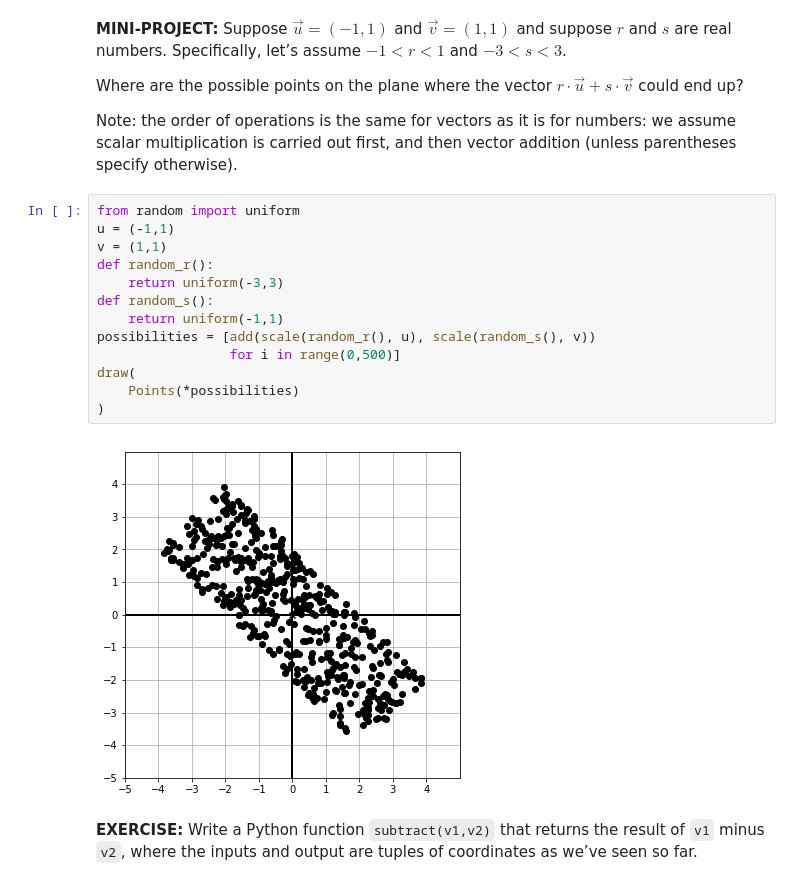
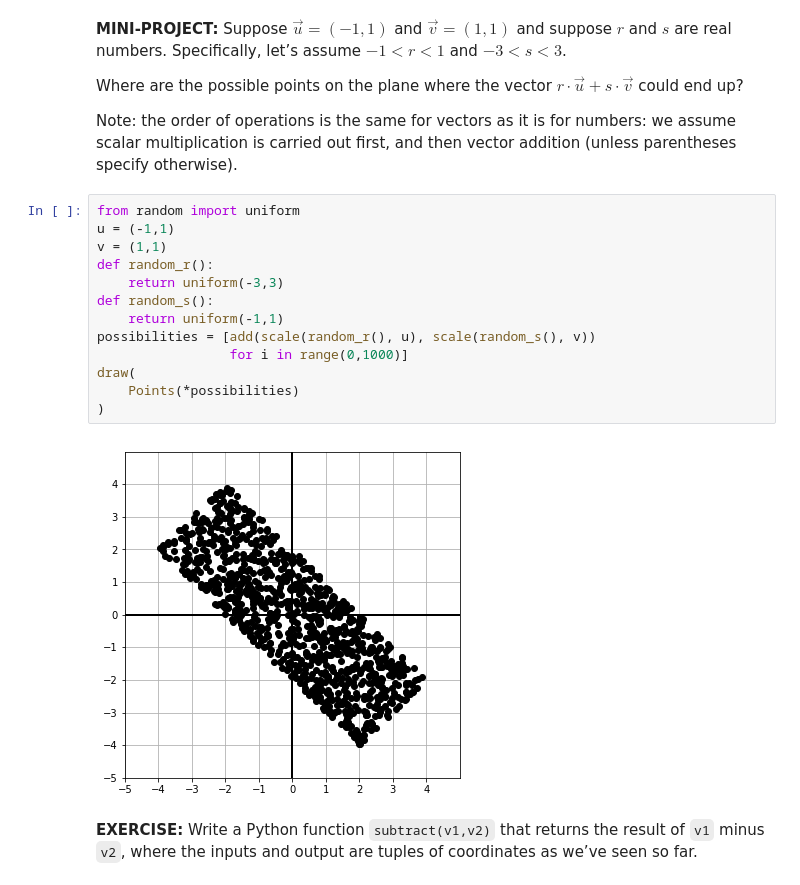
Before and after one commit to tsuyopon-xyz/math-for-programmers, a Jupyter notebook: contents/Chapter 02/Chapter 02 Walkthrough.ipynb, the cells around one changed output. Cells and saved outputs as stored; diff of their text form.

```diff
--- a/contents/Chapter 02/Chapter 02 Walkthrough.ipynb
+++ b/contents/Chapter 02/Chapter 02 Walkthrough.ipynb
@@ -173,18 +173,18 @@ Note: the order of operations is the same for vectors as it is for numbers: we a
 # %%
 from random import uniform
 u = (-1,1)
 v = (1,1)
 def random_r():
     return uniform(-3,3)
 def random_s():
     return uniform(-1,1)
 possibilities = [add(scale(random_r(), u), scale(random_s(), v))
-                 for i in range(0,500)]
+                 for i in range(0,1000)]
 draw(
     Points(*possibilities)
 )
 # %% [output]
-[figure, old version]
+[figure, new version]
 # %% [markdown]
 **EXERCISE:** Write a Python function `subtract(v1,v2)` that returns the result of `v1` minus `v2`, where the inputs and output are tuples of coordinates as we’ve seen so far.
 # %%
```
Also changed, not shown: 1 other file.
